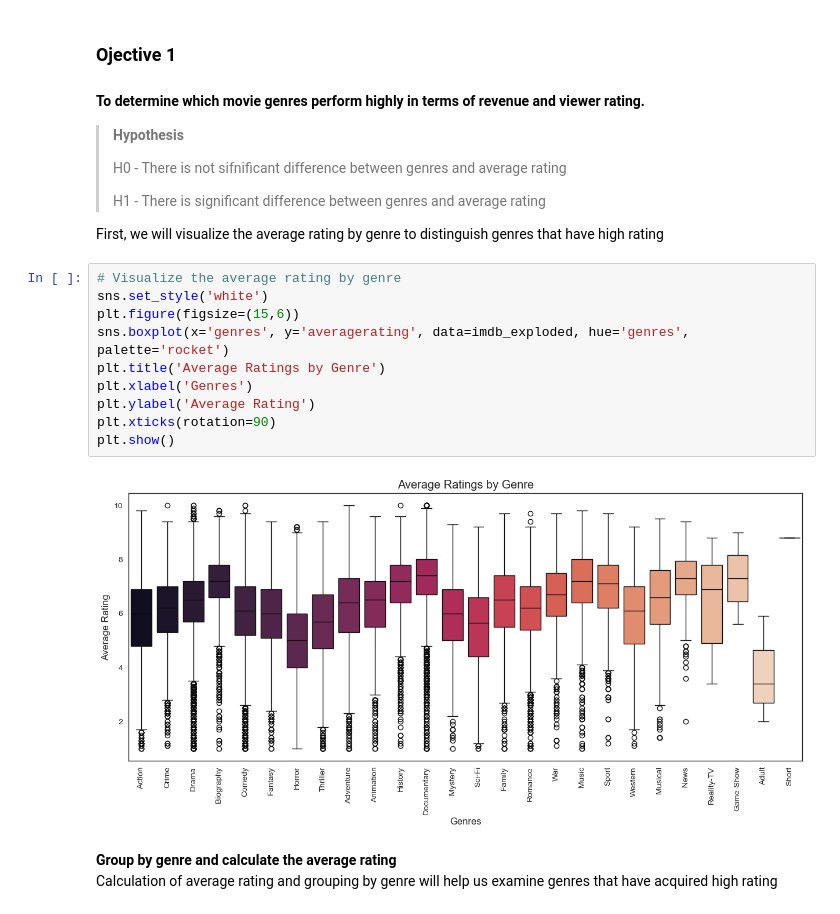
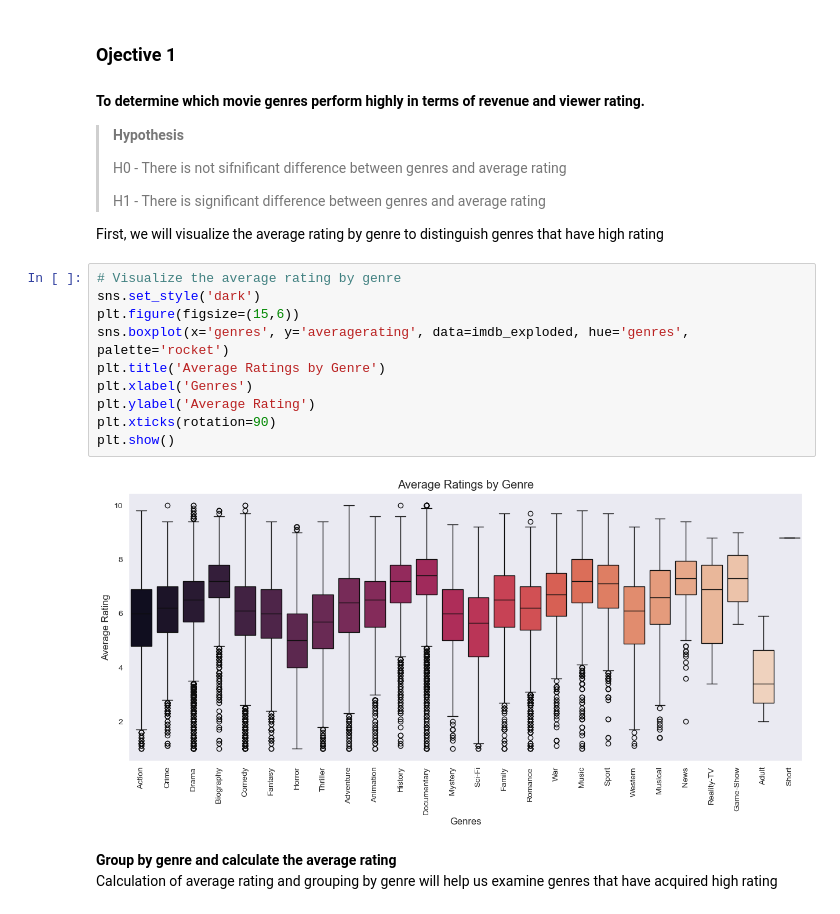
Before and after one commit to Calistus-design/MICROSOFT-MOVIE-STUDIO-INSIGHT, a Jupyter notebook: student.ipynb, the cells around one changed output. Drawn from its saved outputs; the diff is of its cells as text.

```diff
--- a/student.ipynb
+++ b/student.ipynb
@@ -579,16 +579,16 @@ imdb_crew.head()
 First, we will visualize the average rating by genre to distinguish genres that have high rating
 # %%
 # Visualize the average rating by genre
-sns.set_style('white')
+sns.set_style('dark')
 plt.figure(figsize=(15,6))
 sns.boxplot(x='genres', y='averagerating', data=imdb_exploded, hue='genres', palette='rocket')
 plt.title('Average Ratings by Genre')
 plt.xlabel('Genres')
 plt.ylabel('Average Rating')
 plt.xticks(rotation=90)
 plt.show()
 # %% [output]
-[figure, old version]
+[figure, new version]
 # %% [markdown]
 **Group by genre and calculate the average rating**
 Calculation of average rating and grouping by genre will help us examine genres that have acquired high rating
```
